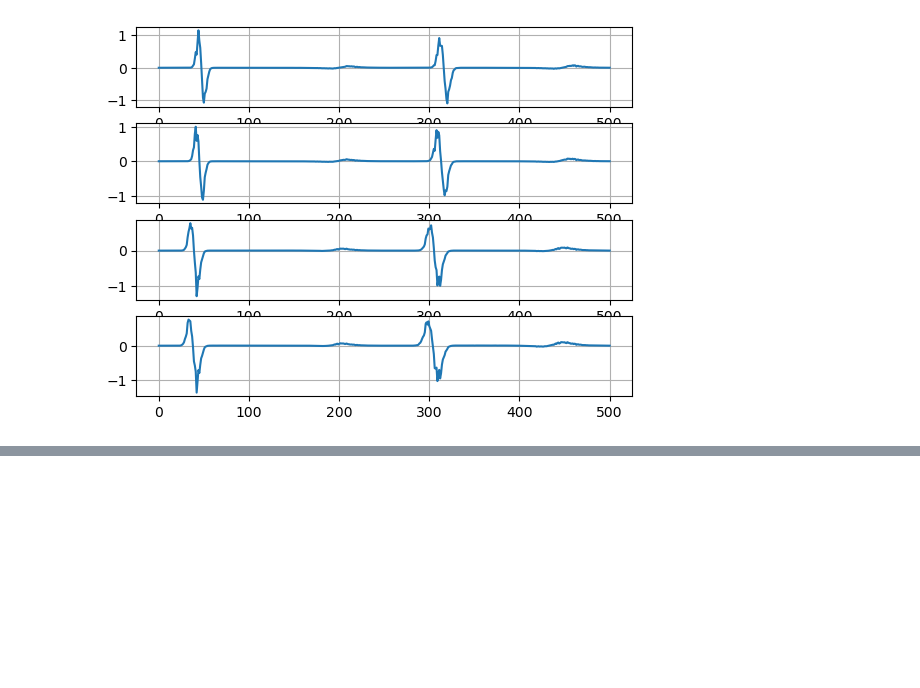
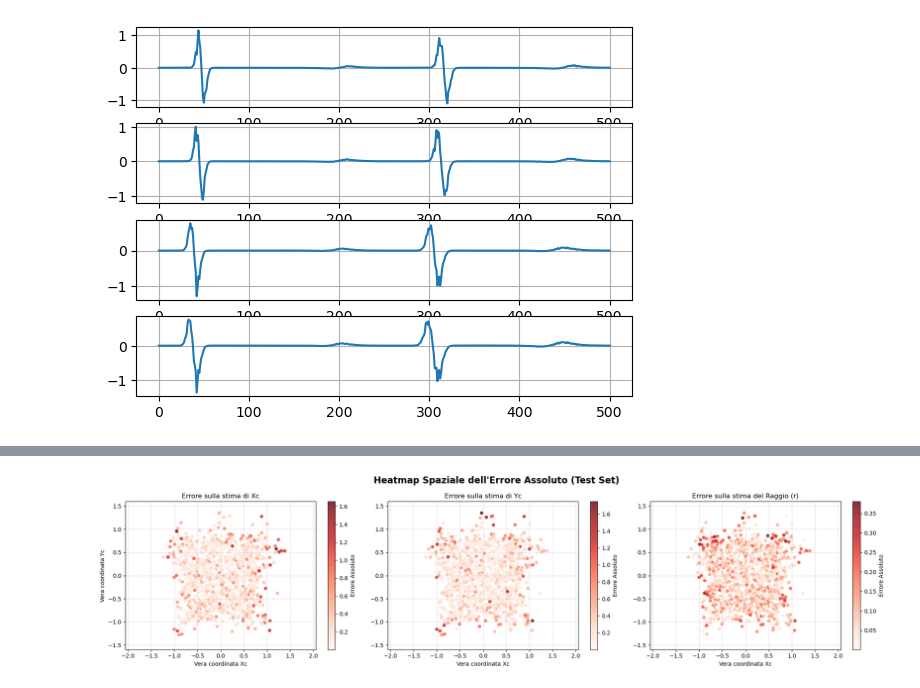
Before and after one commit to Stefano-Chiari/SubstrateFinder, a Jupyter notebook: checkpoint2_NN.ipynb, the cells around one changed output, grey strips where cells are left out. Cells and saved outputs as stored; diff of their text form; code cells hidden in the pictures; blank space fills up the shorter version.

Commit message:
CKP2  basato su generazione dati e NN

```diff
--- a/checkpoint2_NN.ipynb
+++ b/checkpoint2_NN.ipynb
@@ -650,2 +659,20 @@ Media X_test_scaled (non sarà esattamente 0, è corretto così): 3.45e-02
 
 Scaler salvato in 'scaler_X.pkl'
+# %%
+import pickle
+
+with open('cardiac_dataset.pkl', 'rb') as f:
+    data = pickle.load(f)
+
+print("Tipo di 'data':", type(data))
+
+if isinstance(data, dict):
+    print("Chiavi presenti nel dizionario:", data.keys())
+    # Stampa anche il tipo di dato per ogni chiave per capire meglio
+    for key in data.keys():
+        print(f"  - Chiave '{key}': tipo {type(data[key])}")
+
+elif isinstance(data, tuple) or isinstance(data, list):
+    print(f"I dati sono una {type(data)} di lunghezza {len(data)}")
+else:
+    print("I dati hanno una struttura diversa.")
@@ -651,0 +1022,66 @@ Scaler salvato in 'scaler_X.pkl'
+# %%
+import matplotlib.pyplot as plt
+import numpy as np
+
+print("Esecuzione inferenza sul Test Set...")
+# 1. Otteniamo le predizioni sul test set
+y_pred_scaled = model.predict(X_test)
+
+# 2. Denormalizziamo sia le predizioni che i target reali per avere errori in scale fisiche reali
+y_pred_physical = scaler_y.inverse_transform(y_pred_scaled)
+y_true_physical = scaler_y.inverse_transform(y_test_scaled)
+
+# Assicuriamo il vincolo di positività sul raggio predetto
+y_pred_physical[:, 2] = np.clip(y_pred_physical[:, 2], a_min=0.05, a_max=1.5)
+
+# 3. Calcolo dell'Errore Assoluto per ogni variabile
+err_xc = np.abs(y_true_physical[:, 0] - y_pred_physical[:, 0])
+err_yc = np.abs(y_true_physical[:, 1] - y_pred_physical[:, 1])
+err_r  = np.abs(y_true_physical[:, 2] - y_pred_physical[:, 2])
+
+# Statistiche rapide
+print(f"Errore Medio Assoluto (MAE) su Xc: {np.mean(err_xc):.3f}")
+print(f"Errore Medio Assoluto (MAE) su Yc: {np.mean(err_yc):.3f}")
+print(f"Errore Medio Assoluto (MAE) su Raggio: {np.mean(err_r):.3f}")
+
+# 4. Creazione delle Heatmap Spaziali
+fig, axes = plt.subplots(1, 3, figsize=(20, 5))
+fig.suptitle("Heatmap Spaziale dell'Errore Assoluto (Test Set)", fontsize=16, fontweight='bold')
+
+# Impostiamo le coordinate reali (X, Y) per posizionare i punti
+X_true = y_true_physical[:, 0]
+Y_true = y_true_physical[:, 1]
+
+# Plot 1: Errore su Xc
+# Usiamo cmap='Reds' per la mappa di calore (bianco=errore nullo, rosso scuro=errore alto)
+sc1 = axes[0].scatter(X_true, Y_true, c=err_xc, cmap='Reds', alpha=0.8, edgecolors='none')
+axes[0].set_title('Errore sulla stima di Xc')
+axes[0].set_xlabel('Vera coordinata Xc')
+axes[0].set_ylabel('Vera coordinata Yc')
+axes[0].axis('equal')
+plt.colorbar(sc1, ax=axes[0], label='Errore Assoluto')
+
+# Plot 2: Errore su Yc
+sc2 = axes[1].scatter(X_true, Y_true, c=err_yc, cmap='Reds', alpha=0.8, edgecolors='none')
+axes[1].set_title('Errore sulla stima di Yc')
+axes[1].set_xlabel('Vera coordinata Xc')
+axes[1].axis('equal')
+plt.colorbar(sc2, ax=axes[1], label='Errore Assoluto')
+
+# Plot 3: Errore sul Raggio
+sc3 = axes[2].scatter(X_true, Y_true, c=err_r, cmap='Reds', alpha=0.8, edgecolors='none')
+axes[2].set_title('Errore sulla stima del Raggio (r)')
+axes[2].set_xlabel('Vera coordinata Xc')
+axes[2].axis('equal')
+plt.colorbar(sc3, ax=axes[2], label='Errore Assoluto')
+
+# Aggiunta di un reticolo per orientamento
+for ax in axes:
+    ax.grid(True, linestyle='--', alpha=0.5)
+    # Aggiungiamo i limiti approssimativi del dominio cardiaco [-1.5, 1.5]
+    ax.set_xlim(-1.6, 1.6)
+    ax.set_ylim(-1.6, 1.6)
+
+plt.tight_layout()
+plt.show()
+# %% [output]
@@ -651,0 +1098 @@ Scaler salvato in 'scaler_X.pkl'
+[figure, added]
```
Also changed, not shown: parts of 9 cells of this notebook, 4 other files.
